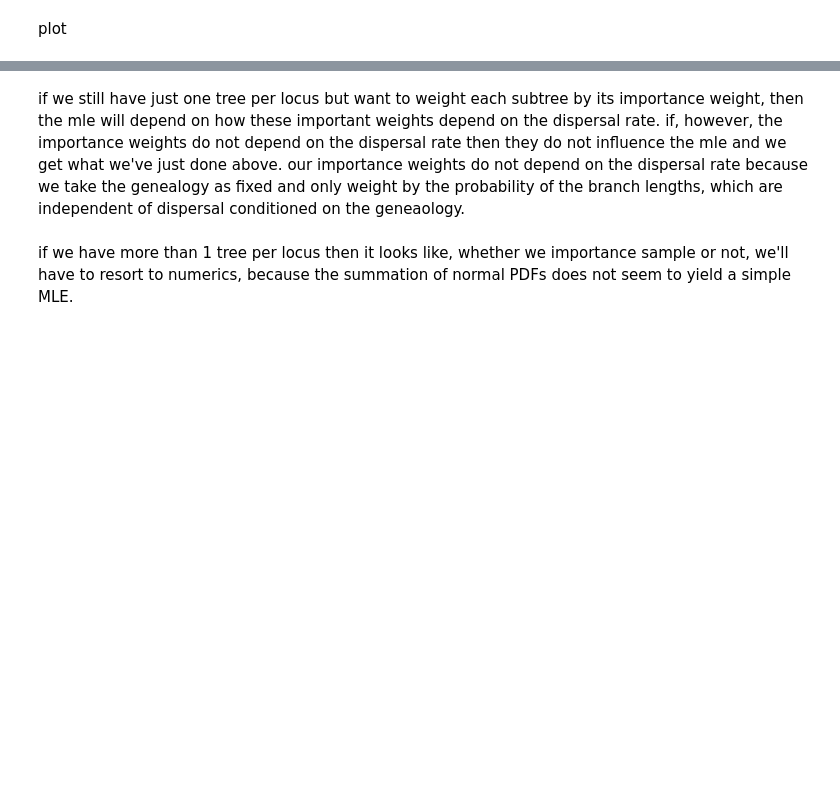
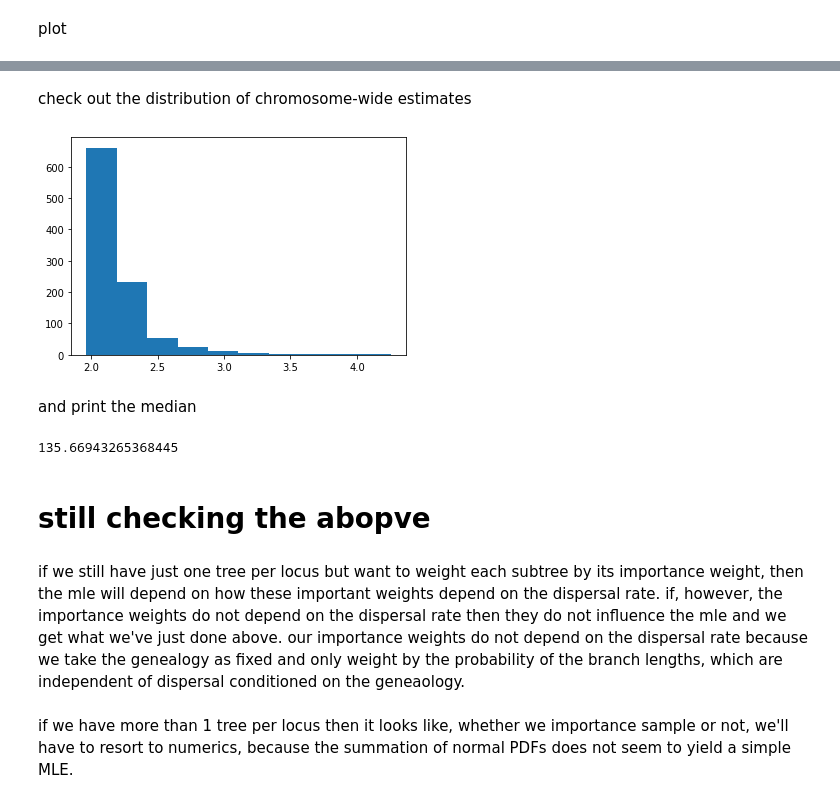
Before and after one commit to mmosmond/sparg-ms, a Jupyter notebook: athaliana/longreads/notebooks/dispersal-estimates.ipynb, the cells around one changed output, grey strips where cells are left out. Drawn from its saved outputs; the diff is of its cells as text; code cells hidden in the pictures; blank space fills up the shorter version.

```diff
--- a/athaliana/longreads/notebooks/dispersal-estimates.ipynb
+++ b/athaliana/longreads/notebooks/dispersal-estimates.ipynb
@@ -563,3 +464,20 @@ for i in range(ntrees): #will calculate the mle using the ith tree at each locus
+# %% [markdown]
+check out the distribution of chromosome-wide estimates
+# %%
+plt.hist([np.log10(mles_to_km2(cmle,meanlon)[0]) for cmle in cmle_trees])
+plt.xlabel('log10 dispersal rate')
+plt.ylabel('count')
+plt.show()
+# %% [output]
+[figure, added]
+# %% [markdown]
+and print the median
+# %%
+np.median([mles_to_km2(cmle,meanlon)[0] for cmle in cmle_trees])
+# %% [output]
+135.66943265368445
+# %% [markdown]
+# still checking the abopve
 # %% [markdown]
 if we still have just one tree per locus but want to weight each subtree by its importance weight, then the mle will depend on how these important weights depend on the dispersal rate. if, however, the importance weights do not depend on the dispersal rate then they do not influence the mle and we get what we've just done above. our importance weights do not depend on the dispersal rate because we take the genealogy as fixed and only weight by the probability of the branch lengths, which are independent of dispersal conditioned on the geneaology.
 # %% [markdown]
```
Also changed, not shown: parts of 81 cells of this notebook, 5 other files.
